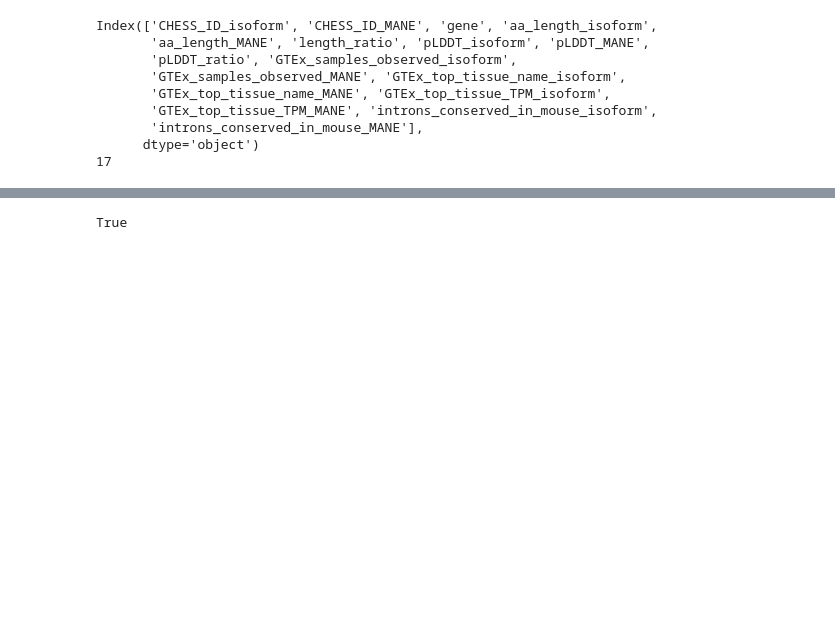
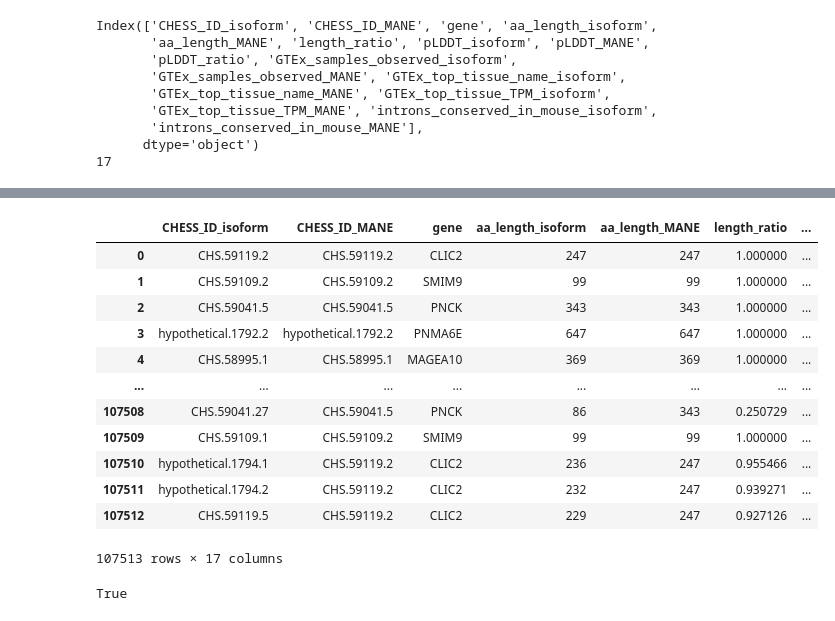
Before and after one commit to OrangeFrog210/constraint-map, a Jupyter notebook: Examine_iso_MANE.ipynb, the cells around one changed output, grey strips where cells are left out. Saved outputs shown, nothing was run; the diff lists cells and outputs as text; code cells hidden in the pictures; blank space fills up the shorter version.

```diff
--- a/Examine_iso_MANE.ipynb
+++ b/Examine_iso_MANE.ipynb
@@ -207,2 +193,17 @@ df_iso_MANE_cim
 # %%
 df_iso_MANE_cim = df_iso_MANE_cim[df_iso_MANE_cim["gene"] != "-"]
+df_iso_MANE_cim
+# %% [output]
+|  | CHESS_ID_isoform | CHESS_ID_MANE | gene | aa_length_isoform | aa_length_MANE | length_ratio | ... |
+| 0 | CHS.59119.2 | CHS.59119.2 | CLIC2 | 247 | 247 | 1.000000 | ... |
+| 1 | CHS.59109.2 | CHS.59109.2 | SMIM9 | 99 | 99 | 1.000000 | ... |
+| 2 | CHS.59041.5 | CHS.59041.5 | PNCK | 343 | 343 | 1.000000 | ... |
+| 3 | hypothetical.1792.2 | hypothetical.1792.2 | PNMA6E | 647 | 647 | 1.000000 | ... |
+| 4 | CHS.58995.1 | CHS.58995.1 | MAGEA10 | 369 | 369 | 1.000000 | ... |
+| ... | ... | ... | ... | ... | ... | ... | ... |
+| 107508 | CHS.59041.27 | CHS.59041.5 | PNCK | 86 | 343 | 0.250729 | ... |
+| 107509 | CHS.59109.1 | CHS.59109.2 | SMIM9 | 99 | 99 | 1.000000 | ... |
+| 107510 | hypothetical.1794.1 | CHS.59119.2 | CLIC2 | 236 | 247 | 0.955466 | ... |
+| 107511 | hypothetical.1794.2 | CHS.59119.2 | CLIC2 | 232 | 247 | 0.939271 | ... |
+| 107512 | CHS.59119.5 | CHS.59119.2 | CLIC2 | 229 | 247 | 0.927126 | ... |
+107513 rows × 17 columns
```
Also changed, not shown: parts of 17 cells of this notebook, 1 other file.
